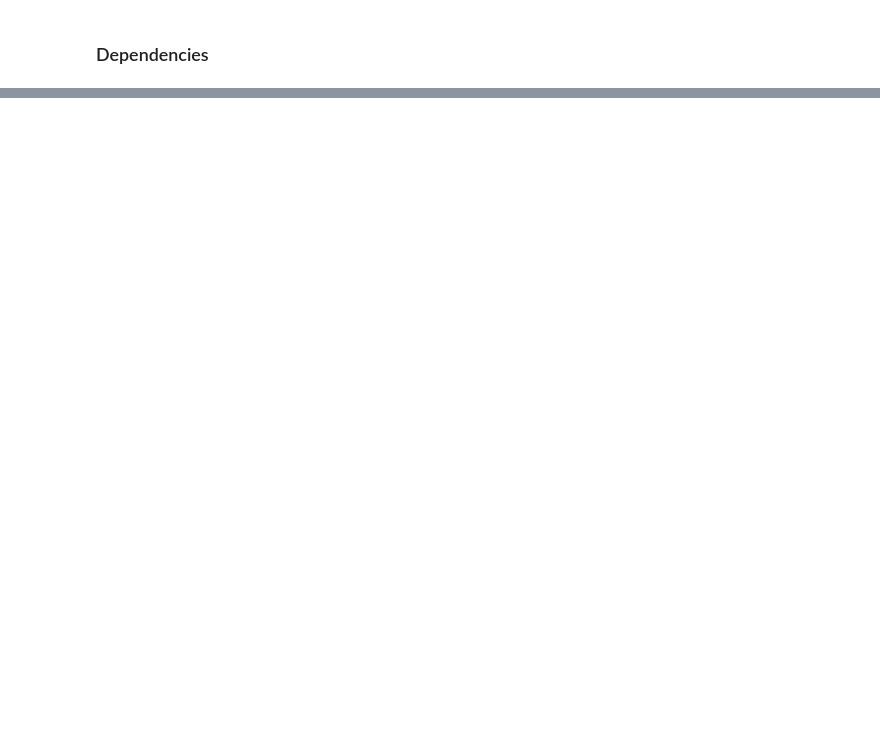
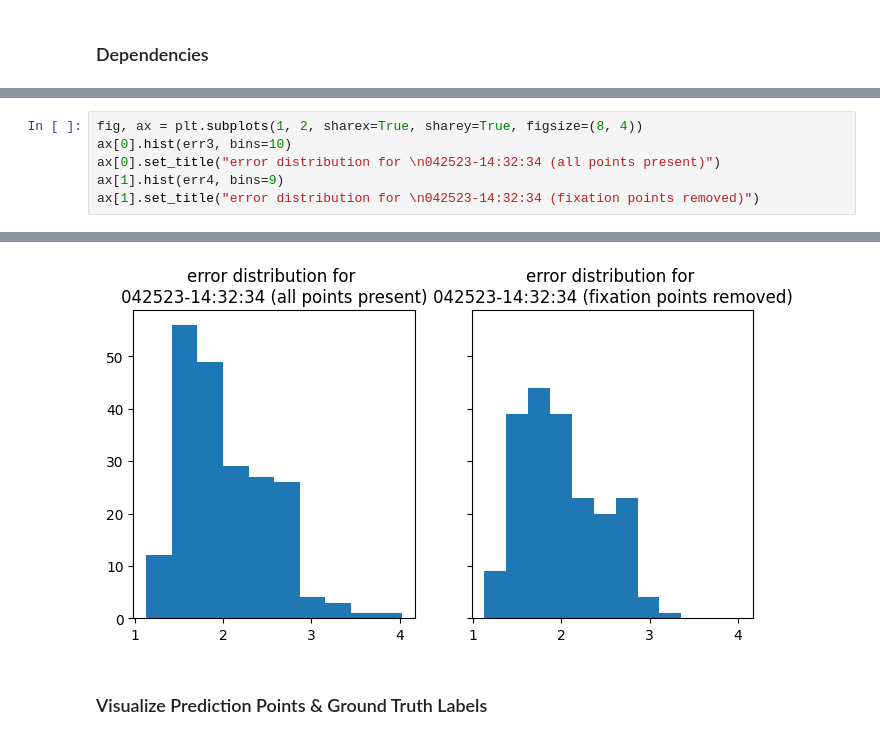
Before and after one commit to jason-shang/gaze-estimation, a Jupyter notebook: notebooks/Results.ipynb, the cells around one changed output, grey strips where cells are left out. Saved outputs shown, nothing was run; the diff lists cells and outputs as text; blank space fills up the shorter version.

```diff
--- a/notebooks/Results.ipynb
+++ b/notebooks/Results.ipynb
@@ -28,0 +100,7 @@ plt.hist(err, bins=10)
+# %%
+fig, ax = plt.subplots(1, 2, sharex=True, sharey=True, figsize=(8, 4))
+ax[0].hist(err3, bins=10)
+ax[0].set_title("error distribution for \n042523-14:32:34 (all points present)")
+ax[1].hist(err4, bins=9)
+ax[1].set_title("error distribution for \n042523-14:32:34 (fixation points removed)")
+# %% [output]
@@ -28,0 +108,3 @@ plt.hist(err, bins=10)
+[figure, added]
+# %% [markdown]
+### Visualize Prediction Points & Ground Truth Labels
```
Also changed, not shown: parts of 18 cells of this notebook, 3 other files.
